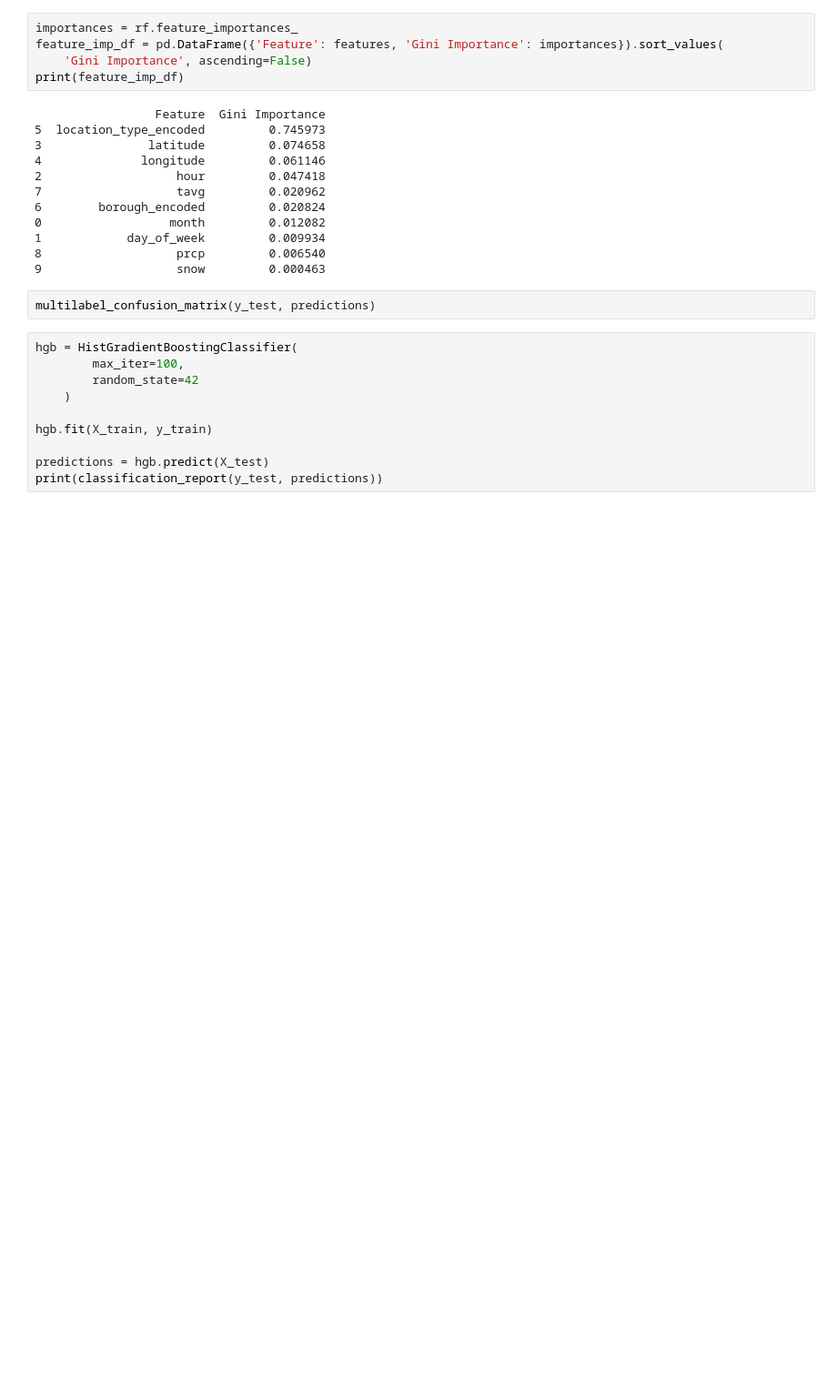
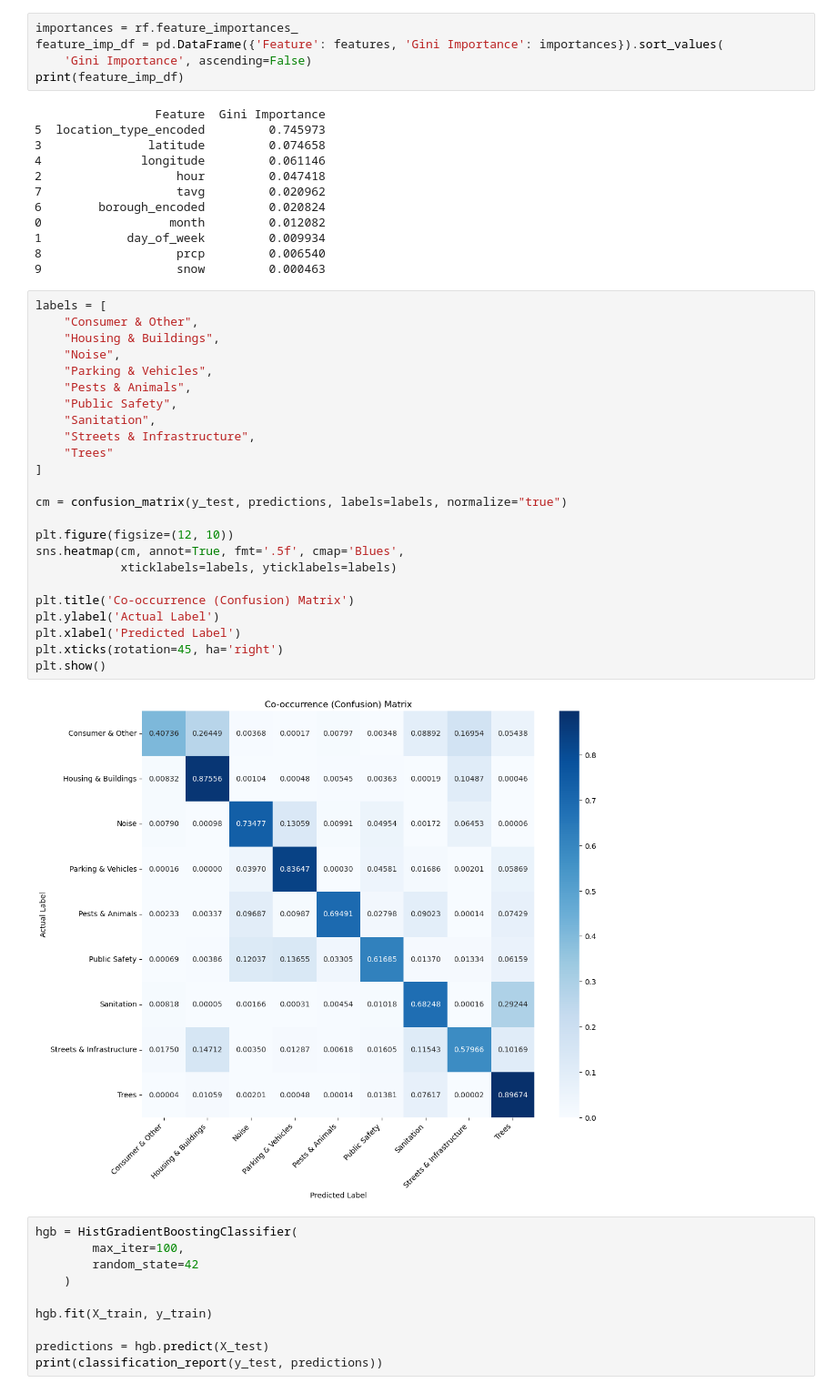
Before and after one commit to anthonyqknguyen/urban-final-project, a Jupyter notebook: Modeling.ipynb, the cells around one changed output. Shown: that part at 91% size. Saved outputs shown, nothing was run; the diff lists cells and outputs as text; blank space fills up the shorter version.

Commit message:
added confusion matrix for improved models

```diff
--- a/Modeling.ipynb
+++ b/Modeling.ipynb
@@ -340,7 +341,31 @@ print(feature_imp_df)
 8                   prcp         0.006540
 9                   snow         0.000463
 # %%
-multilabel_confusion_matrix(y_test, predictions)
+labels = [
+    "Consumer & Other",
+    "Housing & Buildings",
+    "Noise",
+    "Parking & Vehicles",
+    "Pests & Animals",
+    "Public Safety",
+    "Sanitation",
+    "Streets & Infrastructure",
+    "Trees"
+]
+
+cm = confusion_matrix(y_test, predictions, labels=labels, normalize="true")
+
+plt.figure(figsize=(12, 10))
+sns.heatmap(cm, annot=True, fmt='.5f', cmap='Blues',
+            xticklabels=labels, yticklabels=labels)
+
+plt.title('Co-occurrence (Confusion) Matrix')
+plt.ylabel('Actual Label')
+plt.xlabel('Predicted Label')
+plt.xticks(rotation=45, ha='right')
+plt.show()
+# %% [output]
+[figure, added]
 # %%
 hgb = HistGradientBoostingClassifier(
         max_iter=100,
```
Also changed, not shown: parts of 3 cells of this notebook, 1 other file.
